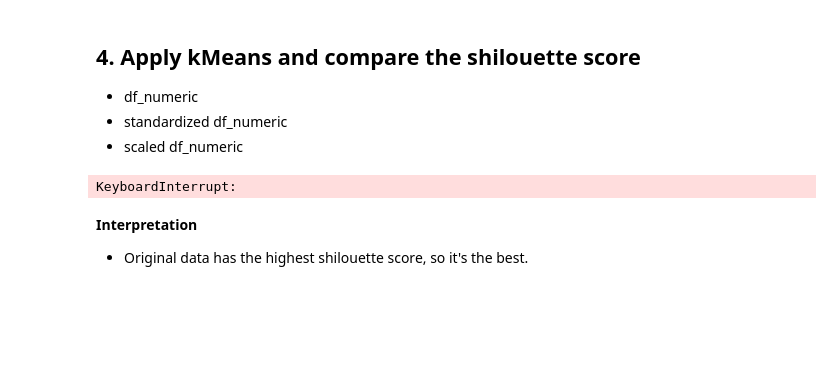
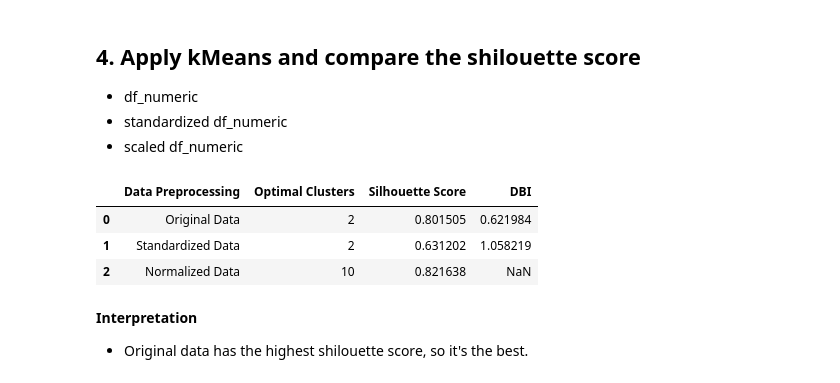
Before and after one commit to Yuki-bach/marketing, a Jupyter notebook: notebooks/methodology_kmeans.ipynb, the cells around one changed output. Drawn from its saved outputs; the diff is of its cells as text; code cells hidden in the pictures; blank space fills up the shorter version.

```diff
--- a/notebooks/methodology_kmeans.ipynb
+++ b/notebooks/methodology_kmeans.ipynb
@@ -109,45 +109,53 @@ In the step 4, I test the range 2-10 for the number of clusters, and find the op
  - standardized df_numeric
  - scaled df_numeric
 # %%
-from sklearn.metrics import silhouette_score
+from sklearn.metrics import silhouette_score, davies_bouldin_score
 
 def find_optimal_clusters(data, max_clusters=10):
     silhouette_scores = []
+    dbi_scores = {}
     for n_clusters in range(2, max_clusters + 1):  # Starting from 2 as there can't be 1 cluster
         kmeans = KMeans(n_clusters=n_clusters, random_state=42, n_init=10)
         labels = kmeans.fit_predict(data)
-        score = silhouette_score(data, labels)
-        silhouette_scores.append((n_clusters, score))
+        s_score = silhouette_score(data, labels)
+        dbi_score = davies_bouldin_score(data, labels)
+        silhouette_scores.append((n_clusters, s_score))
+        dbi_scores[n_clusters] = dbi_score
 
     # Find the number of clusters that gives the highest silhouette score
-    optimal_n_clusters, highest_score = max(silhouette_scores, key=lambda item: item[1])
-    return optimal_n_clusters, highest_score
+    optimal_n_clusters, highest_silhouette_score = max(silhouette_scores, key=lambda item: item[1])
+    optimal_dbi_score = dbi_scores[optimal_n_clusters]
+
+    return optimal_n_clusters, highest_silhouette_score, optimal_dbi_score
 # %%
 
 from utils import standardize, normalize
 
 results = []
 
 ## 4-1. Original data
-optimal_clusters_orig, silhouette_orig = find_optimal_clusters(df_numeric)
-results.append(['Original Data', optimal_clusters_orig, silhouette_orig])
+optimal_clusters_orig, silhouette_orig, dbi_orig = find_optimal_clusters(df_numeric)
+results.append(['Original Data', optimal_clusters_orig, silhouette_orig, dbi_orig])
 
 # 4-2. Standardized data
 df_standardized = standardize(df_numeric)
-optimal_clusters_std, silhouette_std = find_optimal_clusters(df_standardized)
-results.append(['Standardized Data', optimal_clusters_std, silhouette_std])
+optimal_clusters_std, silhouette_std, dbi_std = find_optimal_clusters(df_standardized)
+results.append(['Standardized Data', optimal_clusters_std, silhouette_std, dbi_std])
 
 # 4-3. Normalized data
 df_normalized = normalize(df_numeric)
-optimal_clusters_norm, silhouette_norm = find_optimal_clusters(df_normalized)
-results.append(['Normalized Data', optimal_clusters_norm, silhouette_norm])
+optimal_clusters_norm, silhouette_norm, dbi_norm = find_optimal_clusters(df_normalized)
+results.append(['Normalized Data', optimal_clusters_norm, dbi_norm])
 
-results_df = pd.DataFrame(results, columns=['Data Preprocessing', 'Optimal Clusters', 'Silhouette Score'])
+results_df = pd.DataFrame(results, columns=['Data Preprocessing', 'Optimal Clusters', 'Silhouette Score', 'DBI'])
 results_df
 
-# It takes 25 mins to run this cell on my computer
+# It takes 25 mins to run this cell on my computer when the data has 90k records.
 # %% [output]
-KeyboardInterrupt:
+|  | Data Preprocessing | Optimal Clusters | Silhouette Score | DBI |
+| 0 | Original Data | 2 | 0.801505 | 0.621984 |
+| 1 | Standardized Data | 2 | 0.631202 | 1.058219 |
+| 2 | Normalized Data | 10 | 0.821638 | NaN |
 # %% [markdown]
 **Interpretation**
 - Original data has the highest shilouette score, so it's the best.
```
Also changed, not shown: parts of 2 cells of this notebook, 1 other file.
